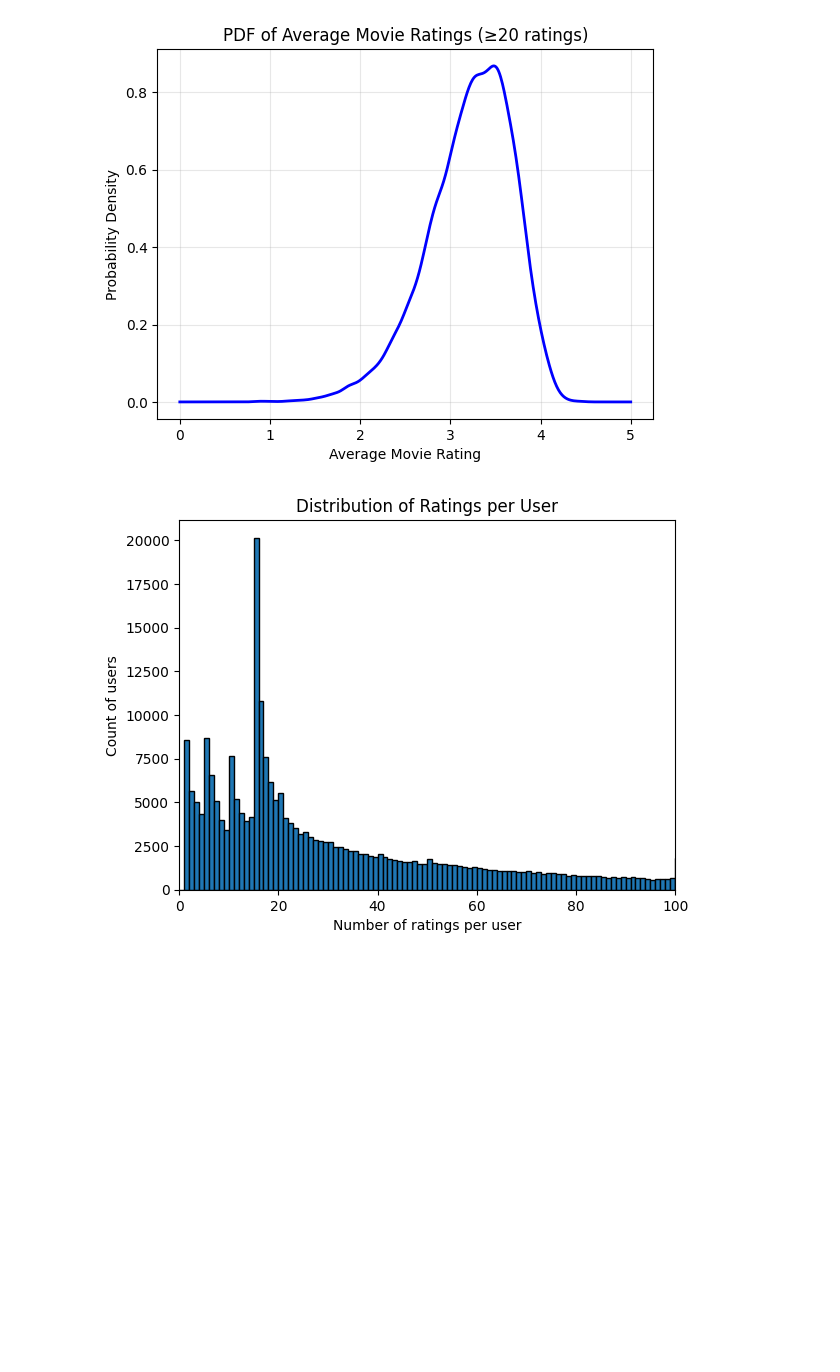
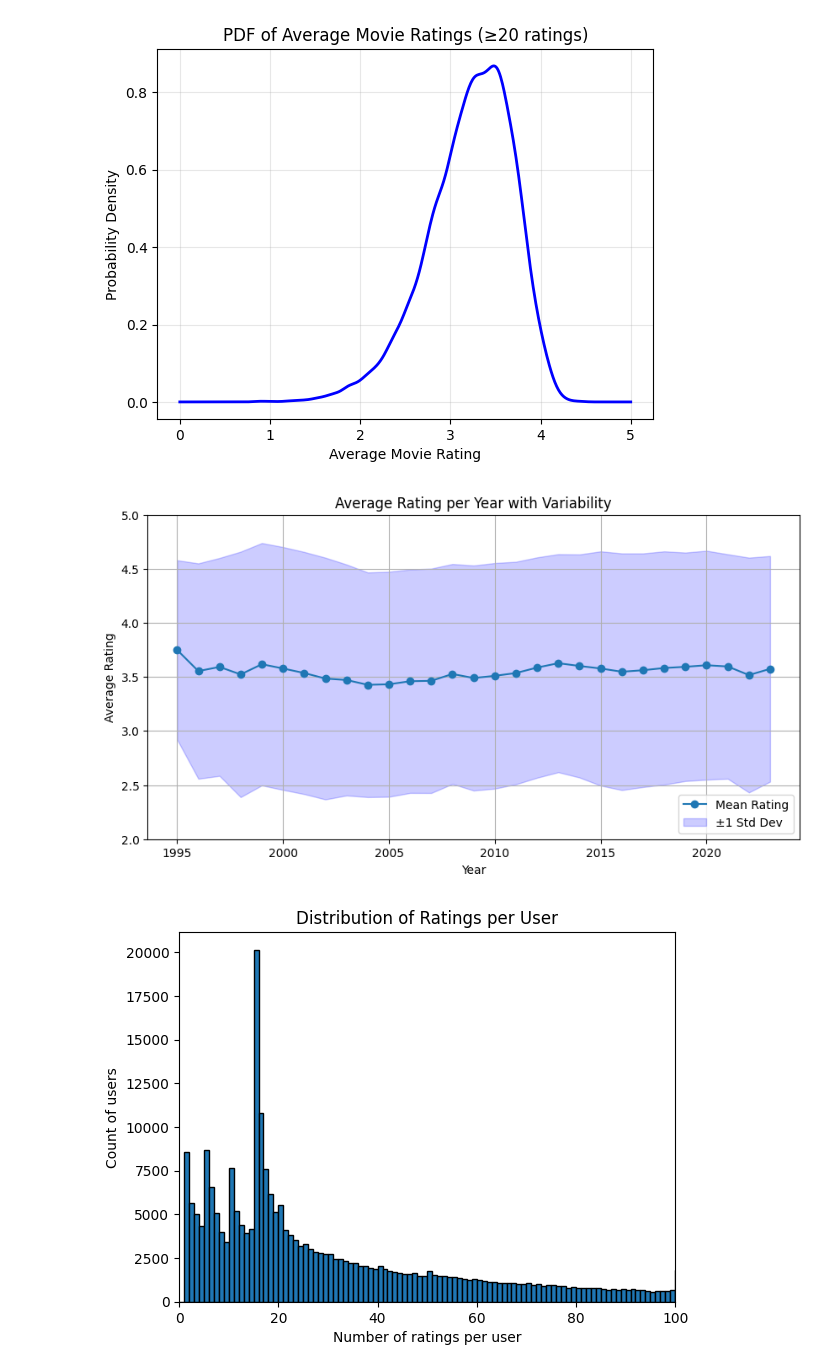
Before and after one commit to siemvo/Movie_Recs, a Jupyter notebook: Data_Exploration.ipynb, the cells around one changed output. Cells and saved outputs as stored; diff of their text form; code cells hidden in the pictures; blank space fills up the shorter version.

Commit message:
More data exploration

```diff
--- a/Data_Exploration.ipynb
+++ b/Data_Exploration.ipynb
@@ -56,3 +56,11 @@ min      5.000000e-01
 max      5.000000e+00
 Name: rating, dtype: float64
 [4.  4.5 5.  3.5 3.  2.  2.5 1.  1.5 0.5]
+# %%
+# Converting timestamp to datetime
+# seconds since midnight Coordinated Universal Time (UTC) of January 1, 1970
+# = unix epoch time default
+data['time_rated'] = pd.to_datetime(data['timestamp'], unit='s')
+
+# Check the result
+print(data[['timestamp', 'time_rated']].head())
@@ -167,6 +193,48 @@ plt.grid(True, alpha=0.3)
 plt.show()
 # %% [output]
 [figure]
+# %%
+import matplotlib.pyplot as plt
+import numpy as np
+
+# Extract year and ratings as arrays
+years = data['time_rated'].dt.year.to_numpy(dtype=np.int16)
+ratings = data['rating'].to_numpy()
+
+# Unique years and inverse index
+unique_years, inv = np.unique(years, return_inverse=True)
+
+# Compute sums, counts, and sum of squares
+sums = np.bincount(inv, weights=ratings)
+counts = np.bincount(inv)
+sumsq = np.bincount(inv, weights=ratings**2)
+
+# Mean per year
+avg_rating_per_year = sums / counts
+
+# Variance and std per year
+variance = (sumsq / counts) - (avg_rating_per_year**2)
+std_per_year = np.sqrt(np.maximum(variance, 0))  # clip negatives
+
+# Plot mean with std shading
+plt.figure(figsize=(10,5))
+plt.plot(unique_years, avg_rating_per_year, marker='o', label="Mean Rating")
+plt.fill_between(
+    unique_years,
+    avg_rating_per_year - std_per_year,
+    avg_rating_per_year + std_per_year,
+    color='blue', alpha=0.2, label="±1 Std Dev"
+)
+
+plt.xlabel("Year")
+plt.ylabel("Average Rating")
+plt.title("Average Rating per Year with Variability")
+plt.ylim((2, 5))
+plt.grid(True)
+plt.legend()
+plt.show()
+# %% [output]
+[figure, added]
 # %%
 import numpy as np
 import matplotlib.pyplot as plt
```
Also changed, not shown: parts of 6 cells of this notebook, 2 other files.
